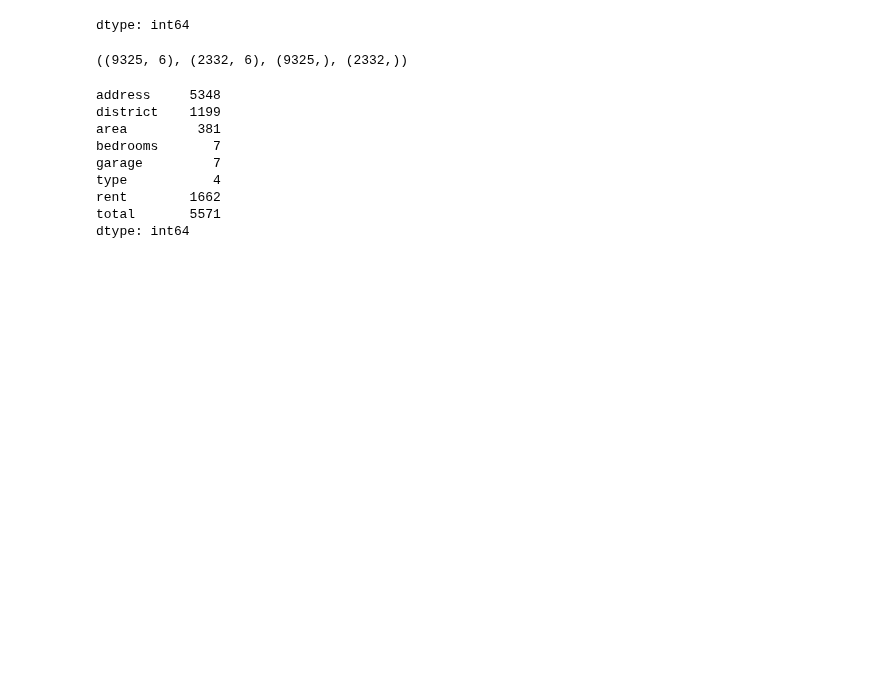
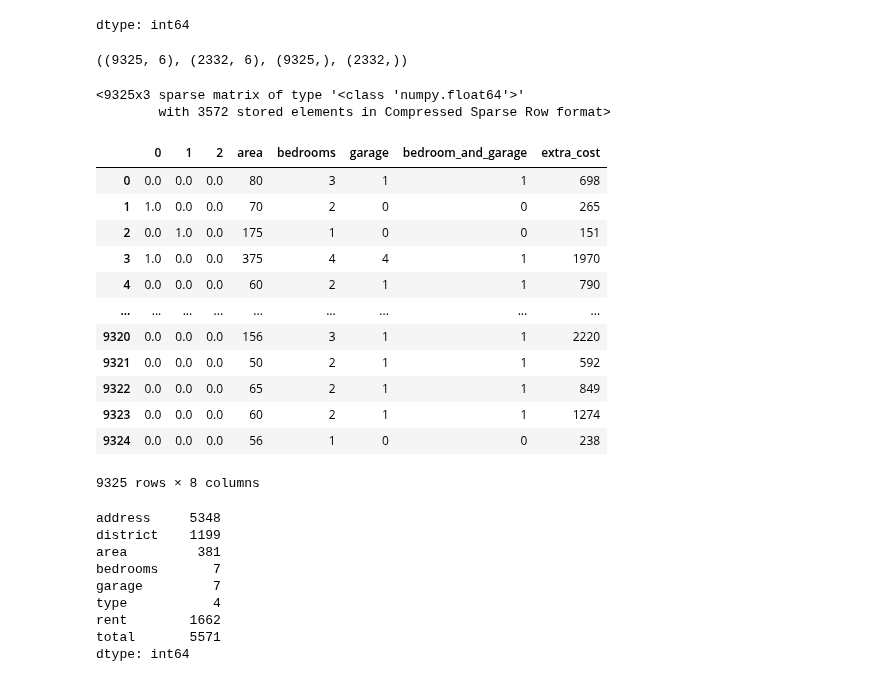
Before and after one commit to viktoruebelhart/studies, a Jupyter notebook: Intro_ML.ipynb, the cells around one changed output. Saved outputs shown, nothing was run; the diff lists cells and outputs as text; code cells hidden in the pictures; blank space fills up the shorter version.

```diff
--- a/Intro_ML.ipynb
+++ b/Intro_ML.ipynb
@@ -136,3 +136,30 @@ from sklearn.preprocessing import OneHotEncoder
 ohe = OneHotEncoder(drop='first')
 X_train_categorical = ohe.fit_transform(X_train[categorical_features])
 X_test_categorical = ohe.transform(X_test[categorical_features])
+# %%
+X_train_categorical
+# %% [output]
+<9325x3 sparse matrix of type '<class 'numpy.float64'>'
+        with 3572 stored elements in Compressed Sparse Row format>
+# %%
+X_train_processed = pd.concat([pd.DataFrame(X_train_categorical.toarray()), X_train[numerical_features].reset_index()], axis=1)
+X_test_processed = pd.concat([pd.DataFrame(X_test_categorical.toarray()), X_test[numerical_features].reset_index()], axis=1)
+# %%
+X_train_processed = X_train_processed.drop(columns='index')
+X_test_processed = X_test_processed.drop(columns='index')
+# %%
+X_train_processed
+# %% [output]
+|  | 0 | 1 | 2 | area | bedrooms | garage | bedroom_and_garage | extra_cost |
+| 0 | 0.0 | 0.0 | 0.0 | 80 | 3 | 1 | 1 | 698 |
+| 1 | 1.0 | 0.0 | 0.0 | 70 | 2 | 0 | 0 | 265 |
+| 2 | 0.0 | 1.0 | 0.0 | 175 | 1 | 0 | 0 | 151 |
+| 3 | 1.0 | 0.0 | 0.0 | 375 | 4 | 4 | 1 | 1970 |
+| 4 | 0.0 | 0.0 | 0.0 | 60 | 2 | 1 | 1 | 790 |
+| ... | ... | ... | ... | ... | ... | ... | ... | ... |
+| 9320 | 0.0 | 0.0 | 0.0 | 156 | 3 | 1 | 1 | 2220 |
+| 9321 | 0.0 | 0.0 | 0.0 | 50 | 2 | 1 | 1 | 592 |
+| 9322 | 0.0 | 0.0 | 0.0 | 65 | 2 | 1 | 1 | 849 |
+| 9323 | 0.0 | 0.0 | 0.0 | 60 | 2 | 1 | 1 | 1274 |
+| 9324 | 0.0 | 0.0 | 0.0 | 56 | 1 | 0 | 0 | 238 |
+9325 rows × 8 columns
```
Also changed, not shown: parts of 1 cell of this notebook.
